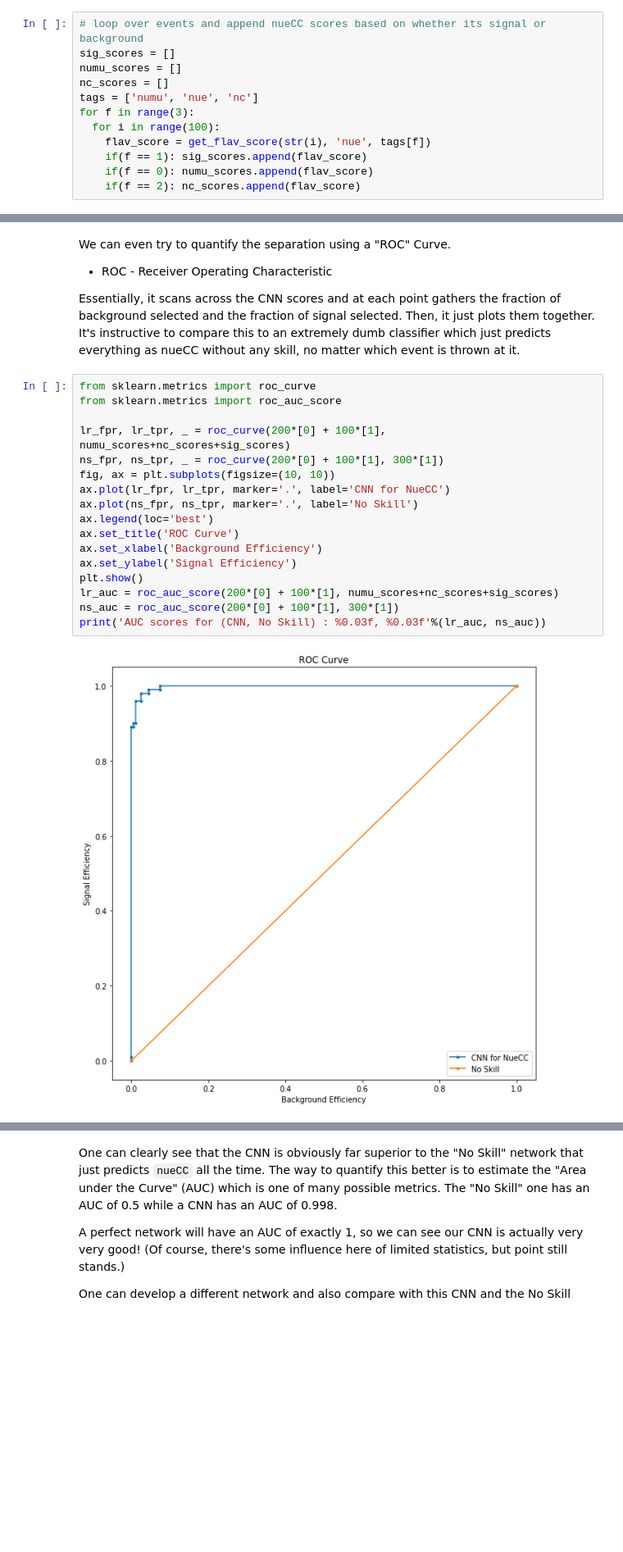
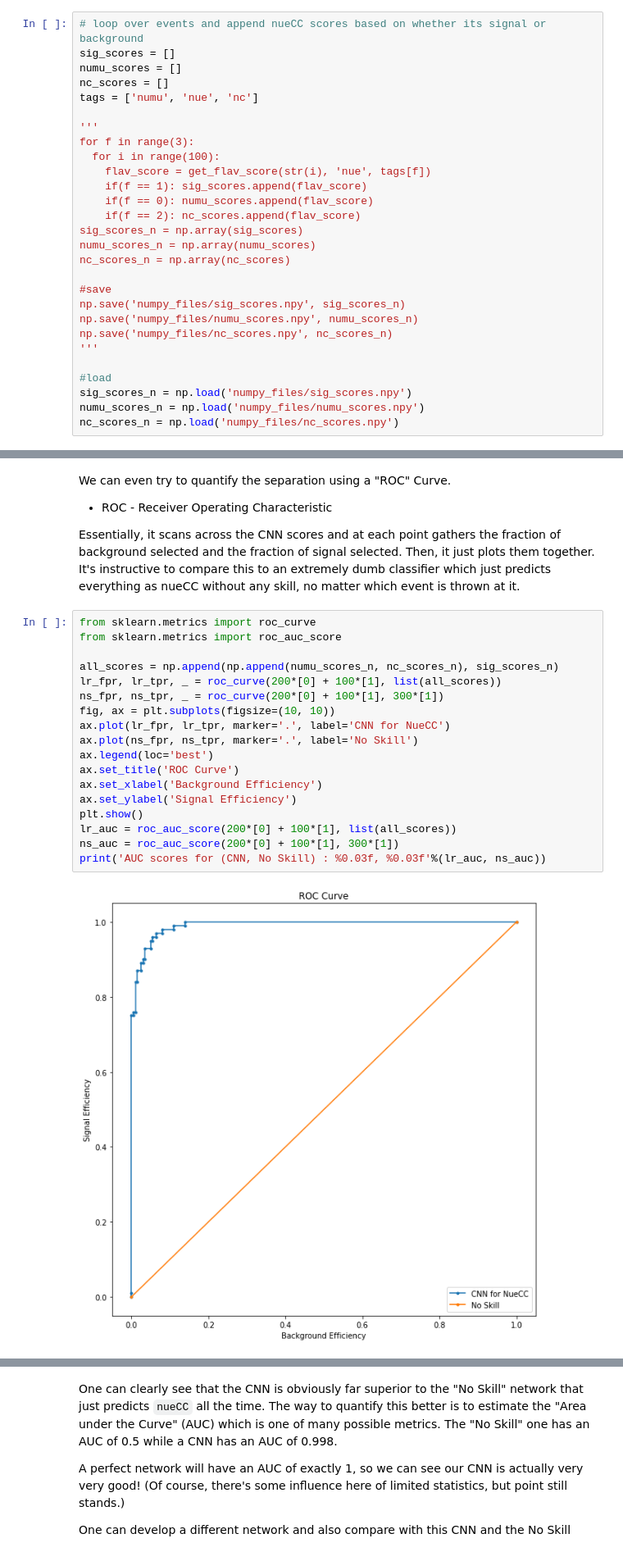
Before and after one commit to nitish-nayak/dune-cvn, a Jupyter notebook: dune_cvn.ipynb, the cells around one changed output, grey strips where cells are left out. Shown: that part at 82% size. Cells and saved outputs as stored; diff of their text form; blank space fills up the shorter version.

```diff
--- a/dune_cvn.ipynb
+++ b/dune_cvn.ipynb
@@ -537,12 +485,28 @@ sig_scores = []
 numu_scores = []
 nc_scores = []
 tags = ['numu', 'nue', 'nc']
+
+'''
 for f in range(3):
   for i in range(100):
     flav_score = get_flav_score(str(i), 'nue', tags[f])
     if(f == 1): sig_scores.append(flav_score)
     if(f == 0): numu_scores.append(flav_score)
     if(f == 2): nc_scores.append(flav_score)
+sig_scores_n = np.array(sig_scores)
+numu_scores_n = np.array(numu_scores)
+nc_scores_n = np.array(nc_scores)
+
+#save
+np.save('numpy_files/sig_scores.npy', sig_scores_n)
+np.save('numpy_files/numu_scores.npy', numu_scores_n)
+np.save('numpy_files/nc_scores.npy', nc_scores_n)
+'''
+
+#load
+sig_scores_n = np.load('numpy_files/sig_scores.npy')
+numu_scores_n = np.load('numpy_files/numu_scores.npy')
+nc_scores_n = np.load('numpy_files/nc_scores.npy')
 # %%
 # make the plot
 b = np.arange(0, 1.05, 0.05)
@@ -569,19 +533,20 @@ Essentially, it scans across the CNN scores and at each point gathers the fracti
 # %%
 from sklearn.metrics import roc_curve
 from sklearn.metrics import roc_auc_score
 
-lr_fpr, lr_tpr, _ = roc_curve(200*[0] + 100*[1], numu_scores+nc_scores+sig_scores)
+all_scores = np.append(np.append(numu_scores_n, nc_scores_n), sig_scores_n)
+lr_fpr, lr_tpr, _ = roc_curve(200*[0] + 100*[1], list(all_scores))
 ns_fpr, ns_tpr, _ = roc_curve(200*[0] + 100*[1], 300*[1])
 fig, ax = plt.subplots(figsize=(10, 10))
 ax.plot(lr_fpr, lr_tpr, marker='.', label='CNN for NueCC')
 ax.plot(ns_fpr, ns_tpr, marker='.', label='No Skill')
 ax.legend(loc='best')
 ax.set_title('ROC Curve')
 ax.set_xlabel('Background Efficiency')
 ax.set_ylabel('Signal Efficiency')
 plt.show()
-lr_auc = roc_auc_score(200*[0] + 100*[1], numu_scores+nc_scores+sig_scores)
+lr_auc = roc_auc_score(200*[0] + 100*[1], list(all_scores))
 ns_auc = roc_auc_score(200*[0] + 100*[1], 300*[1])
 print('AUC scores for (CNN, No Skill) : %0.03f, %0.03f'%(lr_auc, ns_auc))
 # %% [output]
-[figure, old version]
+[figure, new version]
```
Also changed, not shown: parts of 16 cells of this notebook, 5 other files.
